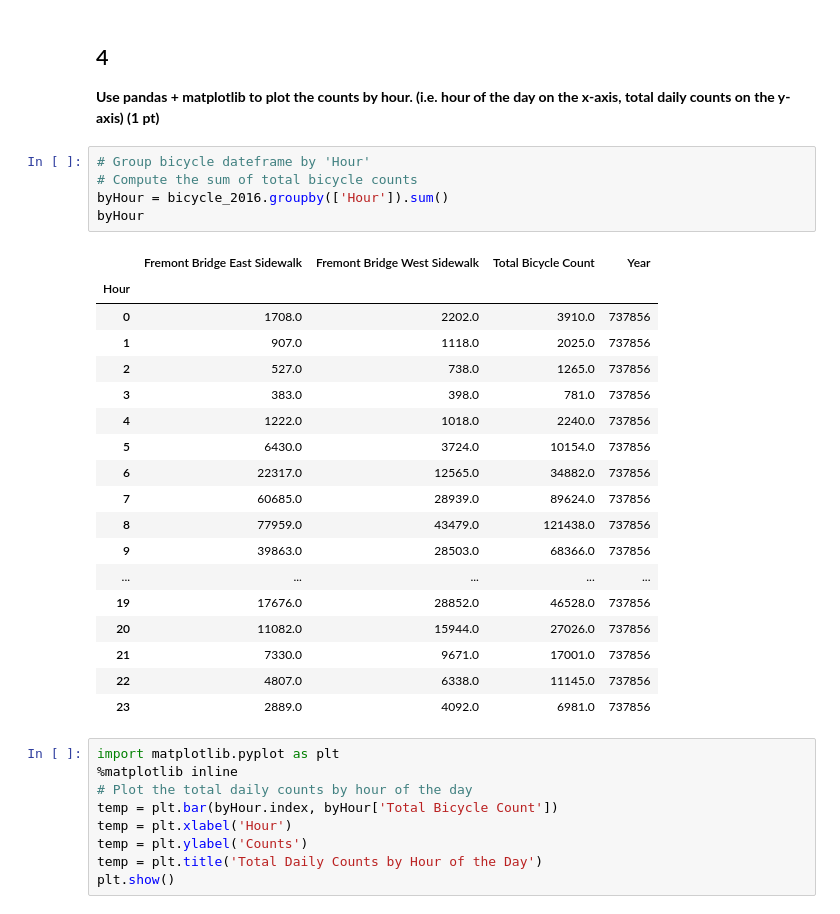
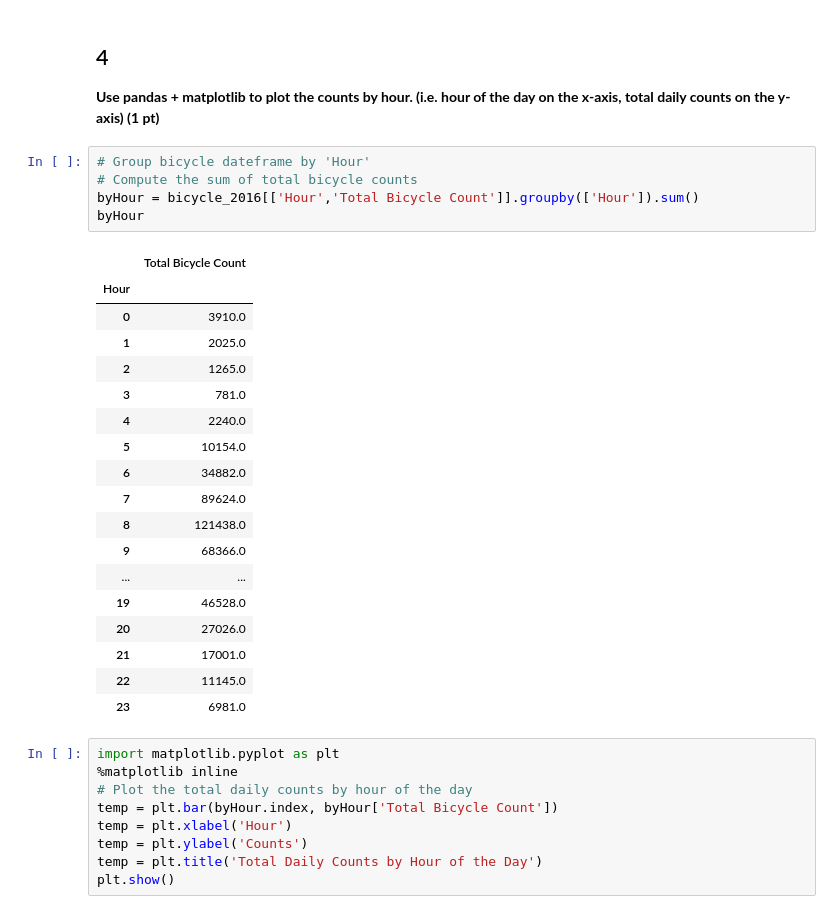
Before and after one commit to UWSEDS/manipulating-data-in-python-cathyyyyjia, a Jupyter notebook: project/analysis/bicycle-analysis-Cathy.ipynb, the cells around one changed output. Saved outputs shown, nothing was run; the diff lists cells and outputs as text.

```diff
--- a/project/analysis/bicycle-analysis-Cathy.ipynb
+++ b/project/analysis/bicycle-analysis-Cathy.ipynb
@@ -103,27 +103,27 @@ bicycle_2016.head(10)
 # %%
 # Group bicycle dateframe by 'Hour'
 # Compute the sum of total bicycle counts
-byHour = bicycle_2016.groupby(['Hour']).sum()
+byHour = bicycle_2016[['Hour','Total Bicycle Count']].groupby(['Hour']).sum()
 byHour
 # %% [output]
-|  | Fremont Bridge East Sidewalk | Fremont Bridge West Sidewalk | Total Bicycle Count | Year |
-| Hour |  |  |  |  |
-| 0 | 1708.0 | 2202.0 | 3910.0 | 737856 |
-| 1 | 907.0 | 1118.0 | 2025.0 | 737856 |
-| 2 | 527.0 | 738.0 | 1265.0 | 737856 |
-| 3 | 383.0 | 398.0 | 781.0 | 737856 |
-| 4 | 1222.0 | 1018.0 | 2240.0 | 737856 |
-| 5 | 6430.0 | 3724.0 | 10154.0 | 737856 |
-| 6 | 22317.0 | 12565.0 | 34882.0 | 737856 |
-| 7 | 60685.0 | 28939.0 | 89624.0 | 737856 |
-| 8 | 77959.0 | 43479.0 | 121438.0 | 737856 |
-| 9 | 39863.0 | 28503.0 | 68366.0 | 737856 |
-| ... | ... | ... | ... | ... |
-| 19 | 17676.0 | 28852.0 | 46528.0 | 737856 |
-| 20 | 11082.0 | 15944.0 | 27026.0 | 737856 |
-| 21 | 7330.0 | 9671.0 | 17001.0 | 737856 |
-| 22 | 4807.0 | 6338.0 | 11145.0 | 737856 |
-| 23 | 2889.0 | 4092.0 | 6981.0 | 737856 |
+|  | Total Bicycle Count |
+| Hour |  |
+| 0 | 3910.0 |
+| 1 | 2025.0 |
+| 2 | 1265.0 |
+| 3 | 781.0 |
+| 4 | 2240.0 |
+| 5 | 10154.0 |
+| 6 | 34882.0 |
+| 7 | 89624.0 |
+| 8 | 121438.0 |
+| 9 | 68366.0 |
+| ... | ... |
+| 19 | 46528.0 |
+| 20 | 27026.0 |
+| 21 | 17001.0 |
+| 22 | 11145.0 |
+| 23 | 6981.0 |
 # %%
 import matplotlib.pyplot as plt
 %matplotlib inline
```
